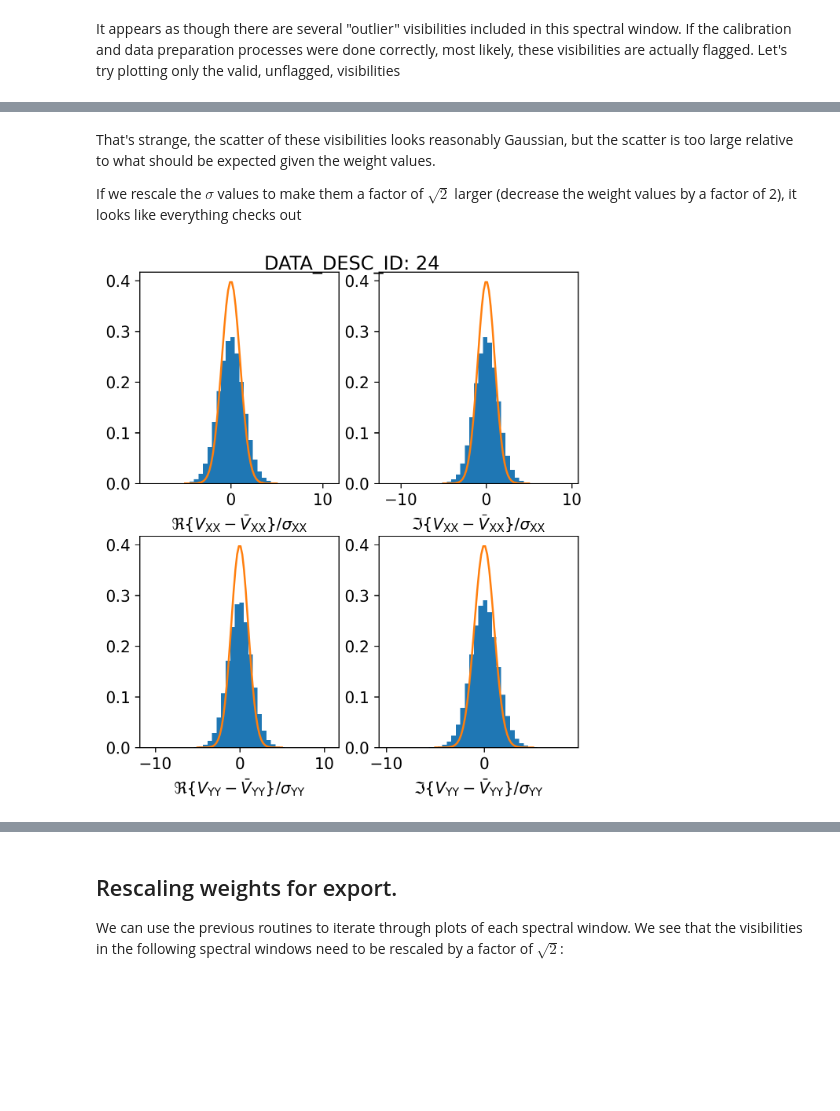
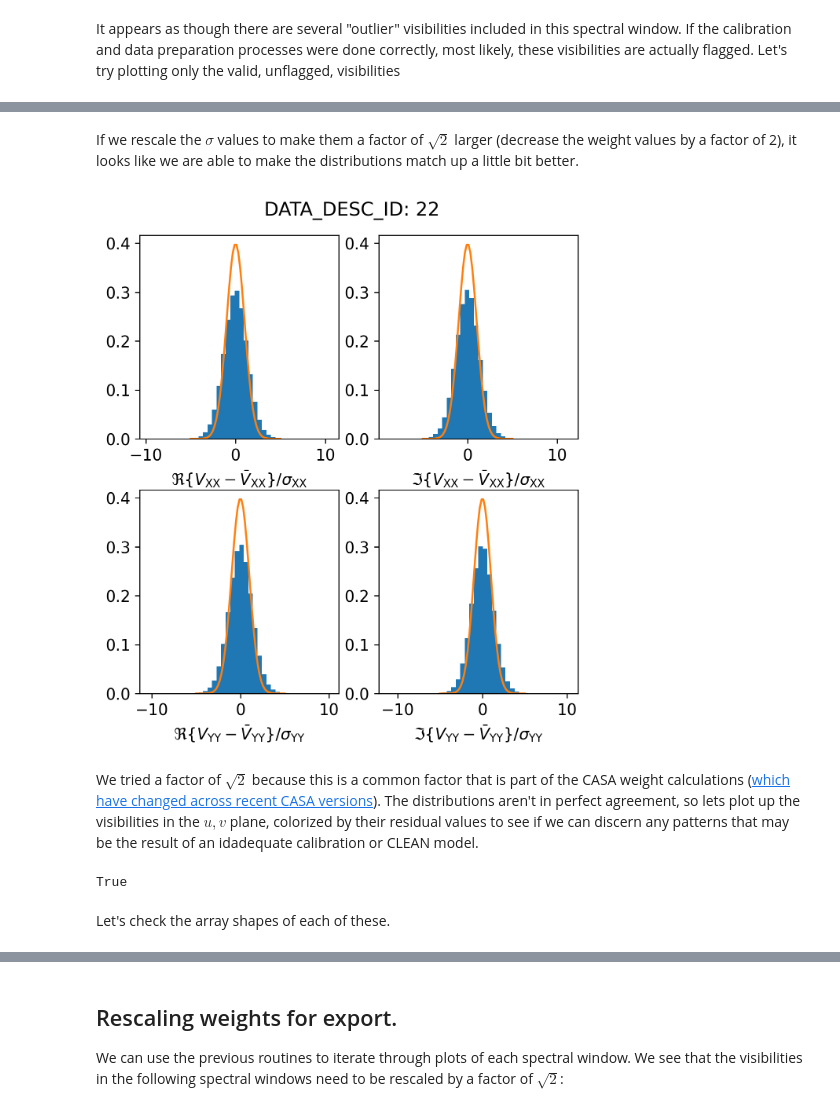
Before and after one commit to MPoL-dev/visread, a Jupyter notebook: tutorials/rescale_AS209_weights.ipynb, the cells around one changed output, grey strips where cells are left out. Saved outputs shown, nothing was run; the diff lists cells and outputs as text; code cells hidden in the pictures; blank space fills up the shorter version.

```diff
--- a/tutorials/rescale_AS209_weights.ipynb
+++ b/tutorials/rescale_AS209_weights.ipynb
@@ -313,7 +313,7 @@ def scatter_hist(scatter_XX, scatter_YY, log=False, **kwargs):
     for a in ax.flatten():
         a.plot(xs, gaussian(xs))
 
-    fig.subplots_adjust(hspace=0.25, top=0.95)
+    fig.subplots_adjust(hspace=0.25, top=0.92)
 
     return fig
 # %%
@@ -385,8 +382,18 @@ plot_histogram_datadescid(24)
 # %% [markdown]
-That's strange, the scatter of these visibilities looks reasonably Gaussian, but the scatter is too large relative to what should be expected given the weight values.
-
-If we rescale the $\sigma$ values to make them a factor of $\sqrt{2}$ larger (decrease the weight values by a factor of 2), it looks like everything checks out
+If we rescale the $\sigma$ values to make them a factor of $\sqrt{2}$ larger (decrease the weight values by a factor of 2), it looks like we are able to make the distributions match up a little bit better.
 # %%
-plot_histogram_datadescid(24, sigma_rescale=np.sqrt(2))
+plot_histogram_datadescid(22, sigma_rescale=np.sqrt(2), apply_flags=True, log=False)
 # %% [output]
-[figure, old version]
+[figure, new version]
+# %% [markdown]
+We tried a factor of $\sqrt{2}$ because this is a common factor that is part of the CASA weight calculations ([which have changed across recent CASA versions](https://casa.nrao.edu/casadocs-devel/stable/calibration-and-visibility-data/data-weights)). The distributions aren't in perfect agreement, so lets plot up the visibilities in the $u,v$ plane, colorized by their residual values to see if we can discern any patterns that may be the result of an idadequate calibration or CLEAN model.
+# %%
+# get the baselines and flags for spectral window 22
+ms.open(fname)
+# select the key
+ms.selectinit(datadescid=22)
+query = ms.getdata(["UVW", "FLAG"])
+ms.selectinit(reset=True)
+ms.close()
+# %% [output]
+True
@@ -392,0 +408,2 @@ plot_histogram_datadescid(24, sigma_rescale=np.sqrt(2))
+# %% [markdown]
+Let's check the array shapes of each of these.
```
Also changed, not shown: parts of 20 cells of this notebook, 14 other files.
